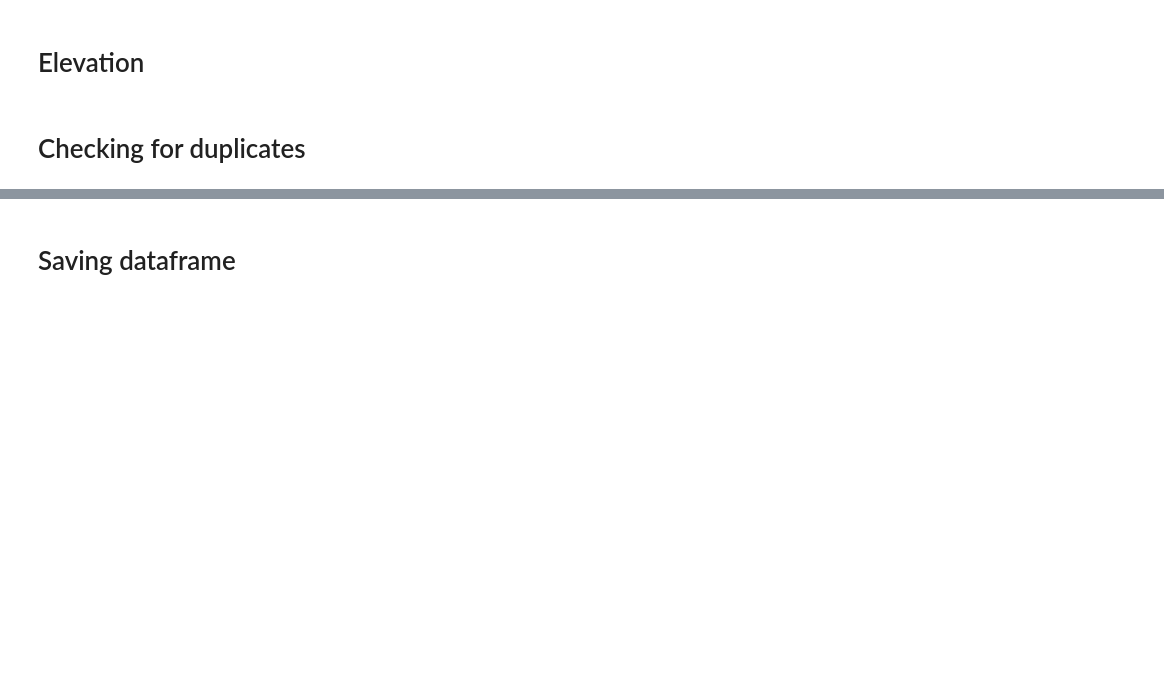
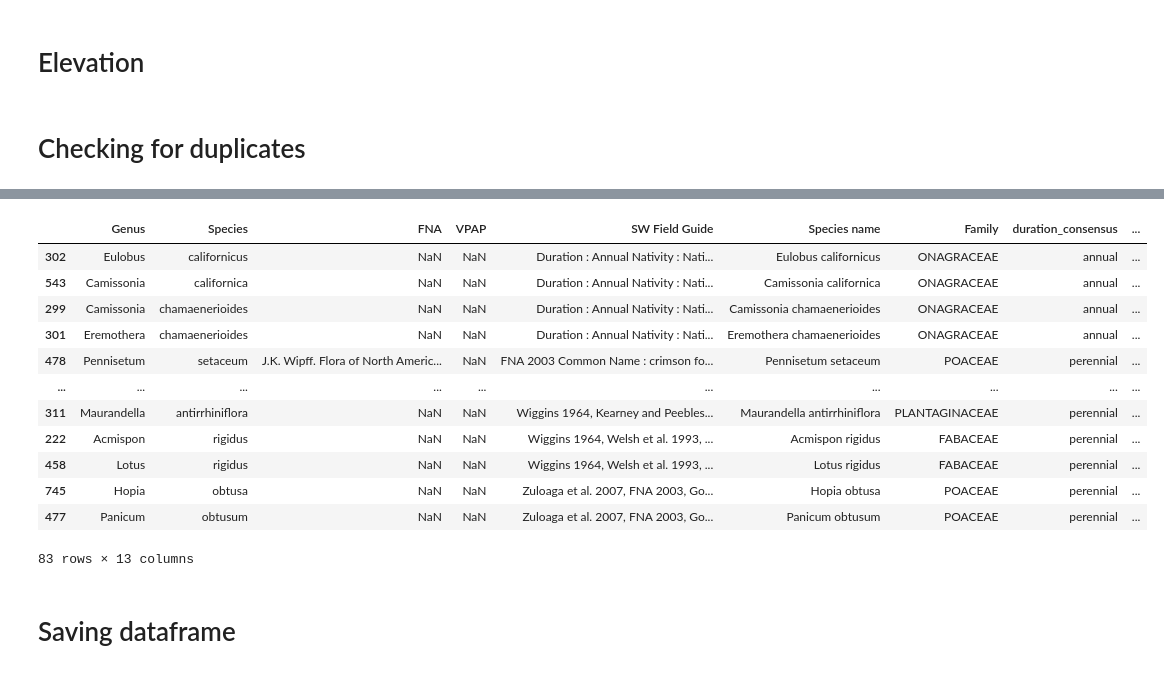
Before and after one commit to haberkornm/clonal_plants, a Jupyter notebook: extracting_features.ipynb, the cells around one changed output, grey strips where cells are left out. Cells and saved outputs as stored; diff of their text form; code cells hidden in the pictures; blank space fills up the shorter version.

Commit message:
remove duplicate species

```diff
--- a/extracting_features.ipynb
+++ b/extracting_features.ipynb
@@ -850,3 +842,28 @@ dups.sort_values('FNA')
+# %%
+df.drop(279, inplace = True)
+# %%
+drops = ['Cynanchum arizonicum', 'Centaurium calycosum', 'Krameria grayi', 'Hyptis emoryi']
+# %%
+for i in drops:
+    df.drop(df[df['Species name'] == i].index, inplace = True)
+# %%
+dups = df[df['SW Field Guide'].notna() & df['SW Field Guide'].duplicated(keep=False)]
+# %%
+dups.sort_values('SW Field Guide')
+# %% [output]
+|  | Genus | Species | FNA | VPAP | SW Field Guide | Species name | Family | duration_consensus | ... |
+| 302 | Eulobus | californicus | NaN | NaN | Duration : Annual Nativity : Nati... | Eulobus californicus | ONAGRACEAE | annual | ... |
+| 543 | Camissonia | californica | NaN | NaN | Duration : Annual Nativity : Nati... | Camissonia californica | ONAGRACEAE | annual | ... |
+| 299 | Camissonia | chamaenerioides | NaN | NaN | Duration : Annual Nativity : Nati... | Camissonia chamaenerioides | ONAGRACEAE | annual | ... |
+| 301 | Eremothera | chamaenerioides | NaN | NaN | Duration : Annual Nativity : Nati... | Eremothera chamaenerioides | ONAGRACEAE | annual | ... |
+| 478 | Pennisetum | setaceum | J.K. Wipff. Flora of North Americ... | NaN | FNA 2003 Common Name : crimson fo... | Pennisetum setaceum | POACEAE | perennial | ... |
+| ... | ... | ... | ... | ... | ... | ... | ... | ... | ... |
+| 311 | Maurandella | antirrhiniflora | NaN | NaN | Wiggins 1964, Kearney and Peebles... | Maurandella antirrhiniflora | PLANTAGINACEAE | perennial | ... |
+| 222 | Acmispon | rigidus | NaN | NaN | Wiggins 1964, Welsh et al. 1993, ... | Acmispon rigidus | FABACEAE | perennial | ... |
+| 458 | Lotus | rigidus | NaN | NaN | Wiggins 1964, Welsh et al. 1993, ... | Lotus rigidus | FABACEAE | perennial | ... |
+| 745 | Hopia | obtusa | NaN | NaN | Zuloaga et al. 2007, FNA 2003, Go... | Hopia obtusa | POACEAE | perennial | ... |
+| 477 | Panicum | obtusum | NaN | NaN | Zuloaga et al. 2007, FNA 2003, Go... | Panicum obtusum | POACEAE | perennial | ... |
+83 rows × 13 columns
 # %% [markdown]
 # Saving dataframe
 # %%
```
Also changed, not shown: parts of 8 cells of this notebook.
